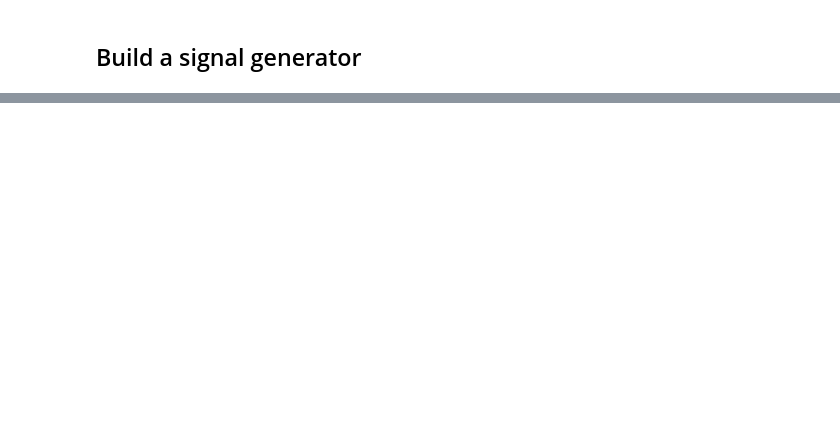
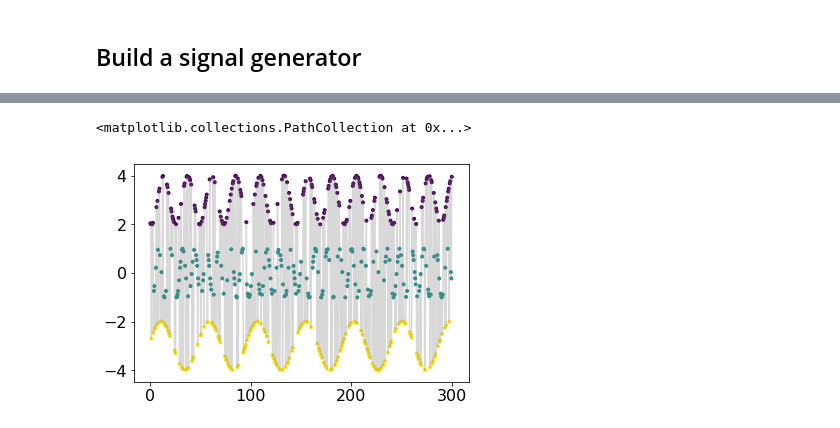
Before and after one commit to WillieMaddox/DiscRimNN, a Jupyter notebook: discrimnn.ipynb, the cells around one changed output, grey strips where cells are left out. Drawn from its saved outputs; the diff is of its cells as text; code cells hidden in the pictures; blank space fills up the shorter version.

```diff
--- a/discrimnn.ipynb
+++ b/discrimnn.ipynb
@@ -155,3 +105,9 @@ plt.scatter(timesteps, mixed_sig, marker='.')
+# %%
+plt.plot(msig.timestamps, msig.mixed_signal, color='grey', alpha=0.3)
+plt.scatter(msig.timestamps, msig.mixed_signal, marker='.', c=msig.labels)
+# %% [output]
+<matplotlib.collections.PathCollection at 0x...>
+[figure, added]
 # %%
 # define model
 model = Sequential()
```
Also changed, not shown: parts of 15 cells of this notebook.
